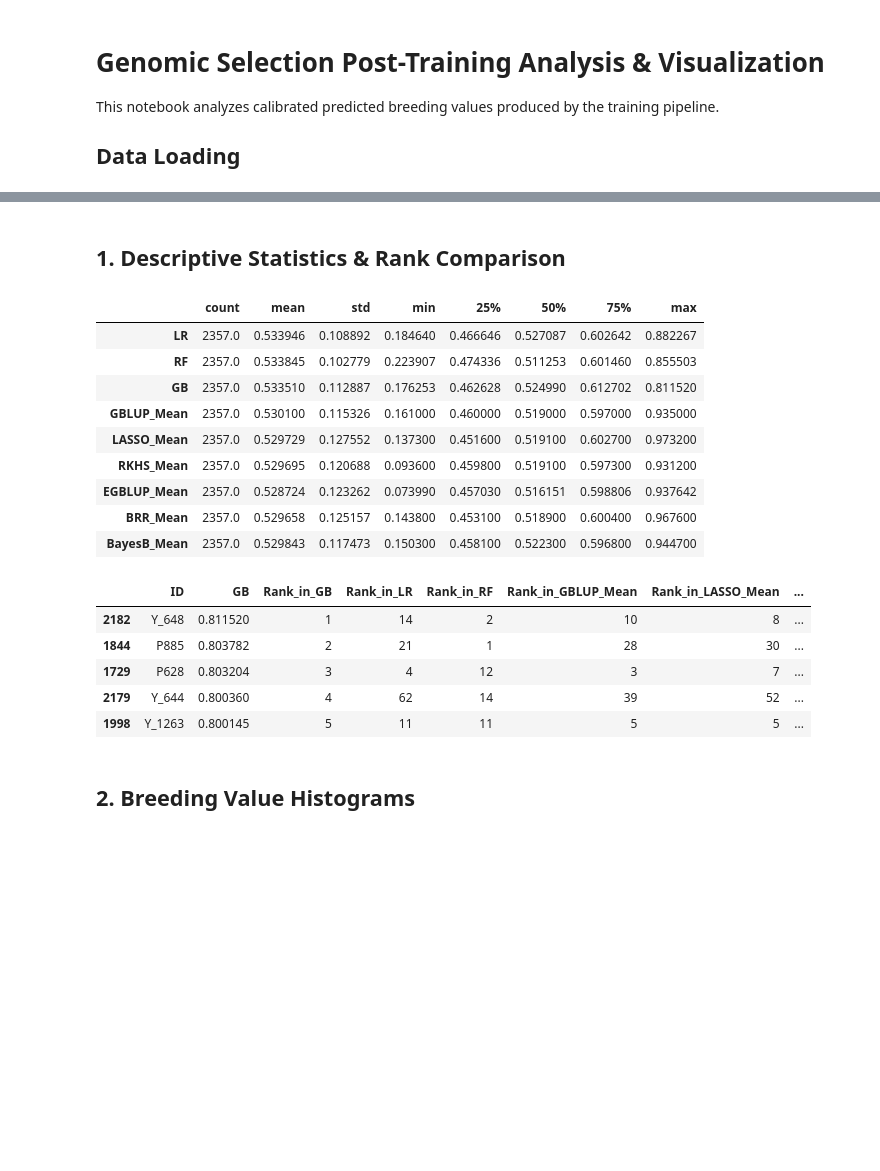
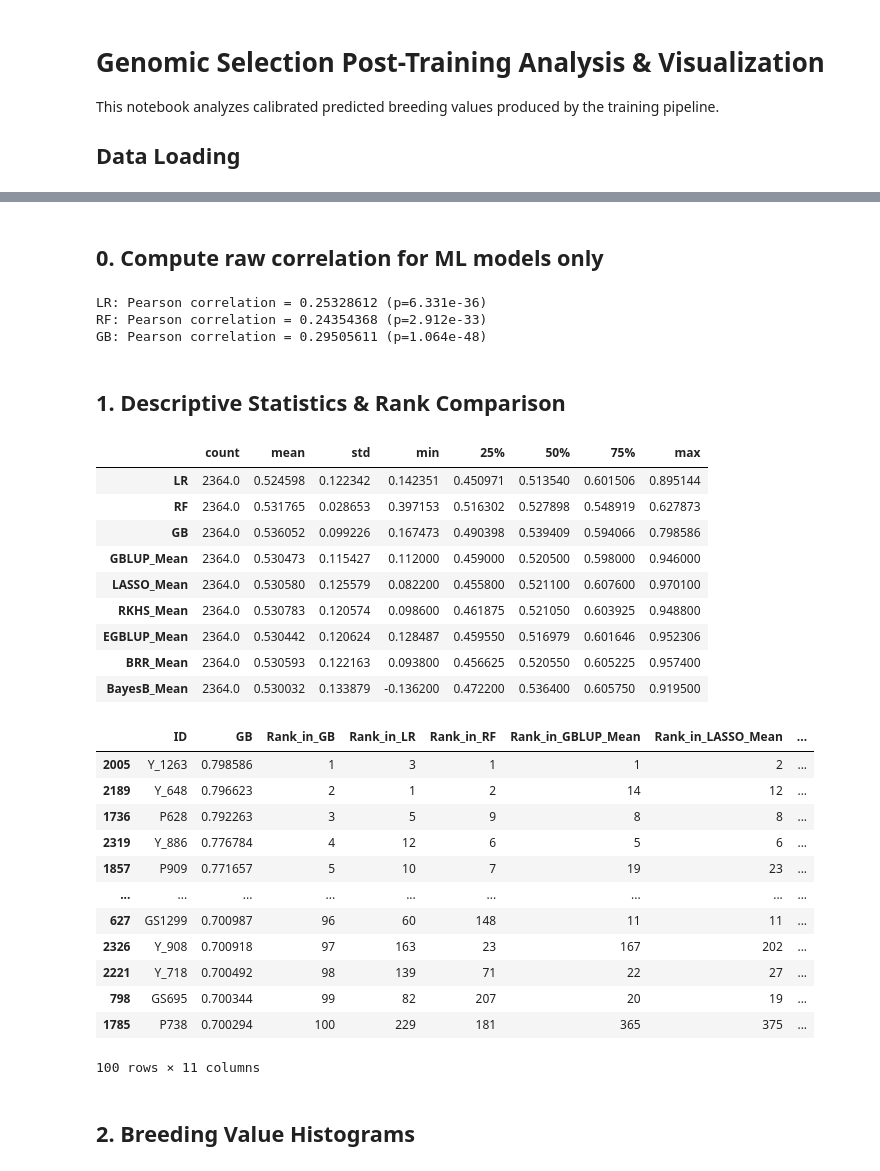
Before and after one commit to henrysun9074/gsAI, a Jupyter notebook: 03b_visualization.ipynb, the cells around one changed output, grey strips where cells are left out. Cells and saved outputs as stored; diff of their text form; code cells hidden in the pictures; blank space fills up the shorter version.

```diff
--- a/03b_visualization.ipynb
+++ b/03b_visualization.ipynb
@@ -6,17 +6,23 @@ This notebook analyzes calibrated predicted breeding values produced by the trai
 # %%
 import pandas as pd
 import numpy as np
+from plotnine import *
 import matplotlib.pyplot as plt
 import seaborn as sns
 from scipy.stats import pearsonr
 
 ## update file path
-ml_path = "/work/tfs3/gsAI/gebvs/sep11_GEBVs_10foldCV.csv"
+ml_path = "gebvs/nocal/Oct22_MAF02_GEBVs_10foldCV.csv"
+r_path = "/work/tfs3/gsAI/4paul/gebvs/Oct22_0.01MAF_GEBV.csv"
 
-df = pd.read_csv(ml_path)
+df1 = pd.read_csv(ml_path)
+df2 = pd.read_csv(r_path)
+merged = pd.merge(df1, df2, on=['ID', 'Status'])
+
 remove = 'SD'
-drop = df.filter(regex=remove).columns
-df = df.drop(columns=drop)
+drop = merged.filter(regex=remove).columns
+merged = merged.drop(columns=drop)
+df = merged
 df
 # %% [output]
 |  | ID | Status | LR | RF | GB | GBLUP_Mean | LASSO_Mean | RKHS_Mean | EGBLUP_Mean | BRR_Mean | ... |
@@ -35,39 +41,61 @@ df
+# %% [markdown]
+## 0. Compute raw correlation for ML models only
+# %%
+ml_path = "gebvs/nocal/Oct22_MAF02_GEBVs_10foldCV.csv"
+df1 = pd.read_csv(ml_path)
+ml_models = ['LR', 'RF', 'GB']
+y_true = df1["Status"].values
+
+for model in ml_models:
+    corr, pval = pearsonr(df1[model].values, y_true)
+    print(f"{model}: Pearson correlation = {corr:.8f} (p={pval:.3e})")
+# %% [output]
+LR: Pearson correlation = 0.25328612 (p=6.331e-36)
+RF: Pearson correlation = 0.24354368 (p=2.912e-33)
+GB: Pearson correlation = 0.29505611 (p=1.064e-48)
 # %% [markdown]
 ## 1. Descriptive Statistics & Rank Comparison
 # %%
 models = ['LR', 'RF', 'GB', 'GBLUP_Mean', 'LASSO_Mean', 'RKHS_Mean', 'EGBLUP_Mean', 'BRR_Mean', 'BayesB_Mean']
 # Descriptive statistics for predicted breeding values
 stats = df[models].describe().T
 display(stats)
 
 # Top 100 individuals for each model and rank comparison
 rankings = {}
 for model in models:
     top100 = df.nlargest(100, model)[['ID', model]].copy()
     top100['Rank_in_'+model] = np.arange(1, 101)
     for other in models:
         if other != model:
             top100['Rank_in_'+other] = df[other].rank(method='min', ascending=False).loc[top100.index].astype(int)
     rankings[model] = top100
 
-rankings['GB'].head()
+rankings['GB']
 # %% [output]
 |  | count | mean | std | min | 25% | 50% | 75% | max |
-| LR | 2357.0 | 0.533946 | 0.108892 | 0.184640 | 0.466646 | 0.527087 | 0.602642 | 0.882267 |
-| RF | 2357.0 | 0.533845 | 0.102779 | 0.223907 | 0.474336 | 0.511253 | 0.601460 | 0.855503 |
-| GB | 2357.0 | 0.533510 | 0.112887 | 0.176253 | 0.462628 | 0.524990 | 0.612702 | 0.811520 |
-| GBLUP_Mean | 2357.0 | 0.530100 | 0.115326 | 0.161000 | 0.460000 | 0.519000 | 0.597000 | 0.935000 |
-| LASSO_Mean | 2357.0 | 0.529729 | 0.127552 | 0.137300 | 0.451600 | 0.519100 | 0.602700 | 0.973200 |
-| RKHS_Mean | 2357.0 | 0.529695 | 0.120688 | 0.093600 | 0.459800 | 0.519100 | 0.597300 | 0.931200 |
-| EGBLUP_Mean | 2357.0 | 0.528724 | 0.123262 | 0.073990 | 0.457030 | 0.516151 | 0.598806 | 0.937642 |
-| BRR_Mean | 2357.0 | 0.529658 | 0.125157 | 0.143800 | 0.453100 | 0.518900 | 0.600400 | 0.967600 |
-| BayesB_Mean | 2357.0 | 0.529843 | 0.117473 | 0.150300 | 0.458100 | 0.522300 | 0.596800 | 0.944700 |
+| LR | 2364.0 | 0.524598 | 0.122342 | 0.142351 | 0.450971 | 0.513540 | 0.601506 | 0.895144 |
+| RF | 2364.0 | 0.531765 | 0.028653 | 0.397153 | 0.516302 | 0.527898 | 0.548919 | 0.627873 |
+| GB | 2364.0 | 0.536052 | 0.099226 | 0.167473 | 0.490398 | 0.539409 | 0.594066 | 0.798586 |
+| GBLUP_Mean | 2364.0 | 0.530473 | 0.115427 | 0.112000 | 0.459000 | 0.520500 | 0.598000 | 0.946000 |
+| LASSO_Mean | 2364.0 | 0.530580 | 0.125579 | 0.082200 | 0.455800 | 0.521100 | 0.607600 | 0.970100 |
+| RKHS_Mean | 2364.0 | 0.530783 | 0.120574 | 0.098600 | 0.461875 | 0.521050 | 0.603925 | 0.948800 |
+| EGBLUP_Mean | 2364.0 | 0.530442 | 0.120624 | 0.128487 | 0.459550 | 0.516979 | 0.601646 | 0.952306 |
+| BRR_Mean | 2364.0 | 0.530593 | 0.122163 | 0.093800 | 0.456625 | 0.520550 | 0.605225 | 0.957400 |
+| BayesB_Mean | 2364.0 | 0.530032 | 0.133879 | -0.136200 | 0.472200 | 0.536400 | 0.605750 | 0.919500 |
 |  | ID | GB | Rank_in_GB | Rank_in_LR | Rank_in_RF | Rank_in_GBLUP_Mean | Rank_in_LASSO_Mean | ... |
-| 2182 | Y_648 | 0.811520 | 1 | 14 | 2 | 10 | 8 | ... |
-| 1844 | P885 | 0.803782 | 2 | 21 | 1 | 28 | 30 | ... |
-| 1729 | P628 | 0.803204 | 3 | 4 | 12 | 3 | 7 | ... |
-| 2179 | Y_644 | 0.800360 | 4 | 62 | 14 | 39 | 52 | ... |
-| 1998 | Y_1263 | 0.800145 | 5 | 11 | 11 | 5 | 5 | ... |
+| 2005 | Y_1263 | 0.798586 | 1 | 3 | 1 | 1 | 2 | ... |
+| 2189 | Y_648 | 0.796623 | 2 | 1 | 2 | 14 | 12 | ... |
+| 1736 | P628 | 0.792263 | 3 | 5 | 9 | 8 | 8 | ... |
+| 2319 | Y_886 | 0.776784 | 4 | 12 | 6 | 5 | 6 | ... |
+| 1857 | P909 | 0.771657 | 5 | 10 | 7 | 19 | 23 | ... |
+| ... | ... | ... | ... | ... | ... | ... | ... | ... |
+| 627 | GS1299 | 0.700987 | 96 | 60 | 148 | 11 | 11 | ... |
+| 2326 | Y_908 | 0.700918 | 97 | 163 | 23 | 167 | 202 | ... |
+| 2221 | Y_718 | 0.700492 | 98 | 139 | 71 | 22 | 27 | ... |
+| 798 | GS695 | 0.700344 | 99 | 82 | 207 | 20 | 19 | ... |
+| 1785 | P738 | 0.700294 | 100 | 229 | 181 | 365 | 375 | ... |
+100 rows × 11 columns
 # %% [markdown]
 ## 2. Breeding Value Histograms
 # %%
```
Also changed, not shown: parts of 8 cells of this notebook, 4 other files.
